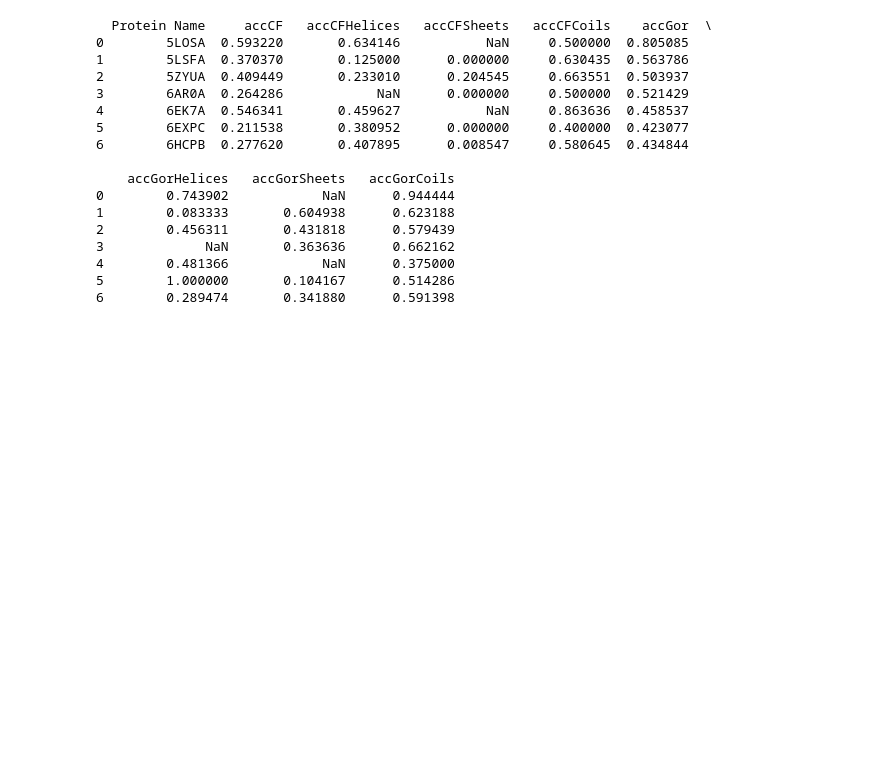
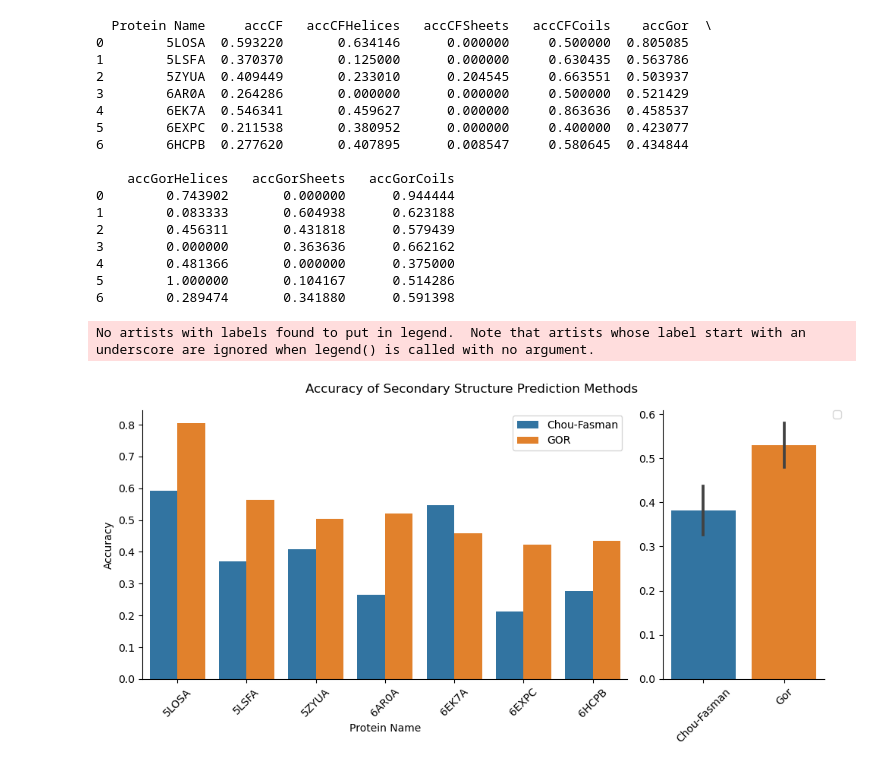
Before and after one commit to AndrewLutsky/SSPT, a Jupyter notebook: Results.ipynb, the cells around one changed output. Saved outputs shown, nothing was run; the diff lists cells and outputs as text; code cells hidden in the pictures; blank space fills up the shorter version.

Commit message:
added plot

```diff
--- a/Results.ipynb
+++ b/Results.ipynb
@@ -5,21 +5,49 @@ import matplotlib as plt
 # %%
 df = pd.read_csv("results/Output/results.csv")
-df.replace(to_replace = None, value = 0.0)
 # %% [output]
   Protein Name     accCF   accCFHelices   accCFSheets   accCFCoils    accGor  \
-0        5LOSA  0.593220       0.634146           NaN     0.500000  0.805085
+0        5LOSA  0.593220       0.634146      0.000000     0.500000  0.805085
 1        5LSFA  0.370370       0.125000      0.000000     0.630435  0.563786
 2        5ZYUA  0.409449       0.233010      0.204545     0.663551  0.503937
-3        6AR0A  0.264286            NaN      0.000000     0.500000  0.521429
-4        6EK7A  0.546341       0.459627           NaN     0.863636  0.458537
+3        6AR0A  0.264286       0.000000      0.000000     0.500000  0.521429
+4        6EK7A  0.546341       0.459627      0.000000     0.863636  0.458537
 5        6EXPC  0.211538       0.380952      0.000000     0.400000  0.423077
 6        6HCPB  0.277620       0.407895      0.008547     0.580645  0.434844
 
     accGorHelices   accGorSheets   accGorCoils
-0        0.743902            NaN      0.944444
+0        0.743902       0.000000      0.944444
 1        0.083333       0.604938      0.623188
 2        0.456311       0.431818      0.579439
-3             NaN       0.363636      0.662162
-4        0.481366            NaN      0.375000
+3        0.000000       0.363636      0.662162
+4        0.481366       0.000000      0.375000
 5        1.000000       0.104167      0.514286
 6        0.289474       0.341880      0.591398
+# %%
+dfm = df[["Protein Name", " accCF", " accGor"]]
+dfm = dfm.melt(id_vars = "Protein Name", var_name = "TypePred", value_name = "Accuracy")
+sb.color_palette("colorblind")
+
+fig, ax = plt.subplots(1, 2, figsize = (10, 5),gridspec_kw={'width_ratios': [3, 1]})
+
+sb.barplot(data = dfm, x= "Protein Name", y = "Accuracy", hue = "TypePred", ax = ax[0], capsize = 5)
+
+dfm = df[["Protein Name", " accCF", " accGor"]]
+sb.barplot(data = dfm, errorbar = "se" )
+ax[0].spines['right'].set_visible(False)
+ax[0].spines['top'].set_visible(False)
+ax[1].spines['top'].set_visible(False)
+ax[1].spines['right'].set_visible(False)
+plt.xlabel("Protein")
+handles, labels = ax[0].get_legend_handles_labels()
+ax[0].legend(handles, ['Chou-Fasman', 'GOR'])
+plt.legend(bbox_to_anchor=(1.05, 1), loc='upper left', borderaxespad=0)
+ax[0].set_xticklabels(ax[0].get_xticklabels(), rotation=45, ha='center')
+ax[1].set_xticklabels(["Chou-Fasman", "Gor"], rotation=45, ha='center')
+ax[1].set_xlabel("")
+
+plt.suptitle("Accuracy of Secondary Structure Prediction Methods")
+plt.tight_layout()
+plt.show()
+# %% [output]
+No artists with labels found to put in legend.  Note that artists whose label start with an underscore are ignored when legend() is called with no argument.
+[figure, added]
```
Also changed, not shown: parts of 1 cell of this notebook, 1 other file.
